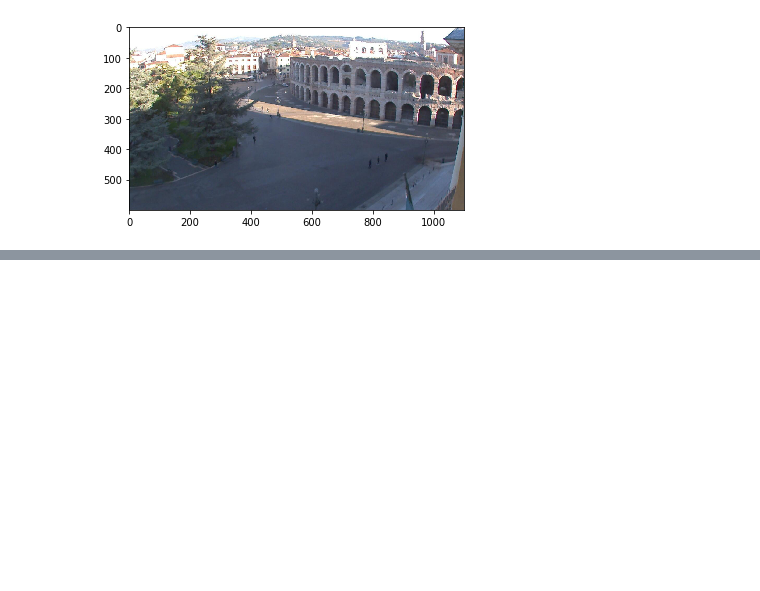
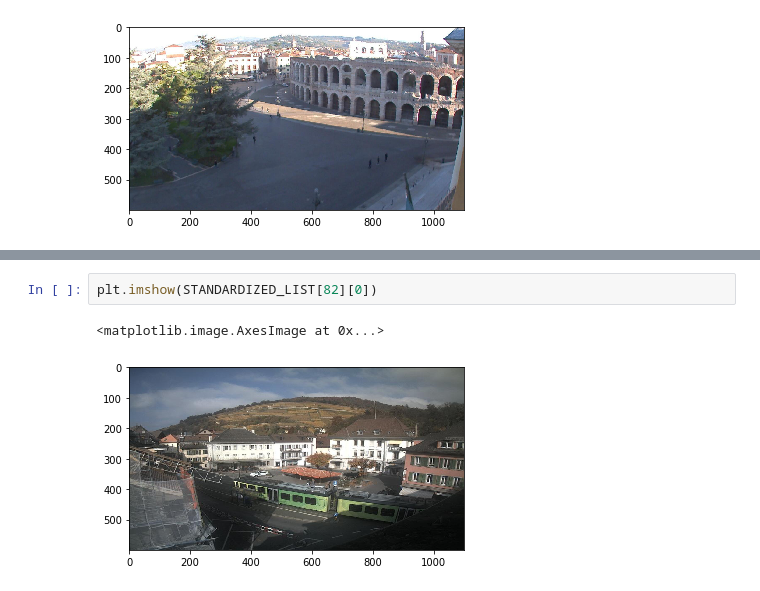
Before and after one commit to GZHOUW/Intro-to-Self-Driving-Cars, a Jupyter notebook: Computer Vision/Image Processing/Day and Night Classifier/day_night_classifier.ipynb, the cells around one changed output, grey strips where cells are left out. Saved outputs shown, nothing was run; the diff lists cells and outputs as text; blank space fills up the shorter version.

```diff
--- a/Computer Vision/Image Processing/Day and Night Classifier/day_night_classifier.ipynb
+++ b/Computer Vision/Image Processing/Day and Night Classifier/day_night_classifier.ipynb
@@ -137,0 +272,5 @@ Label [1 = day, 0 = night]: 1
+# %%
+plt.imshow(STANDARDIZED_LIST[82][0])
+# %% [output]
+<matplotlib.image.AxesImage at 0x...>
+[figure, added]
```
Also changed, not shown: parts of 16 cells of this notebook.
